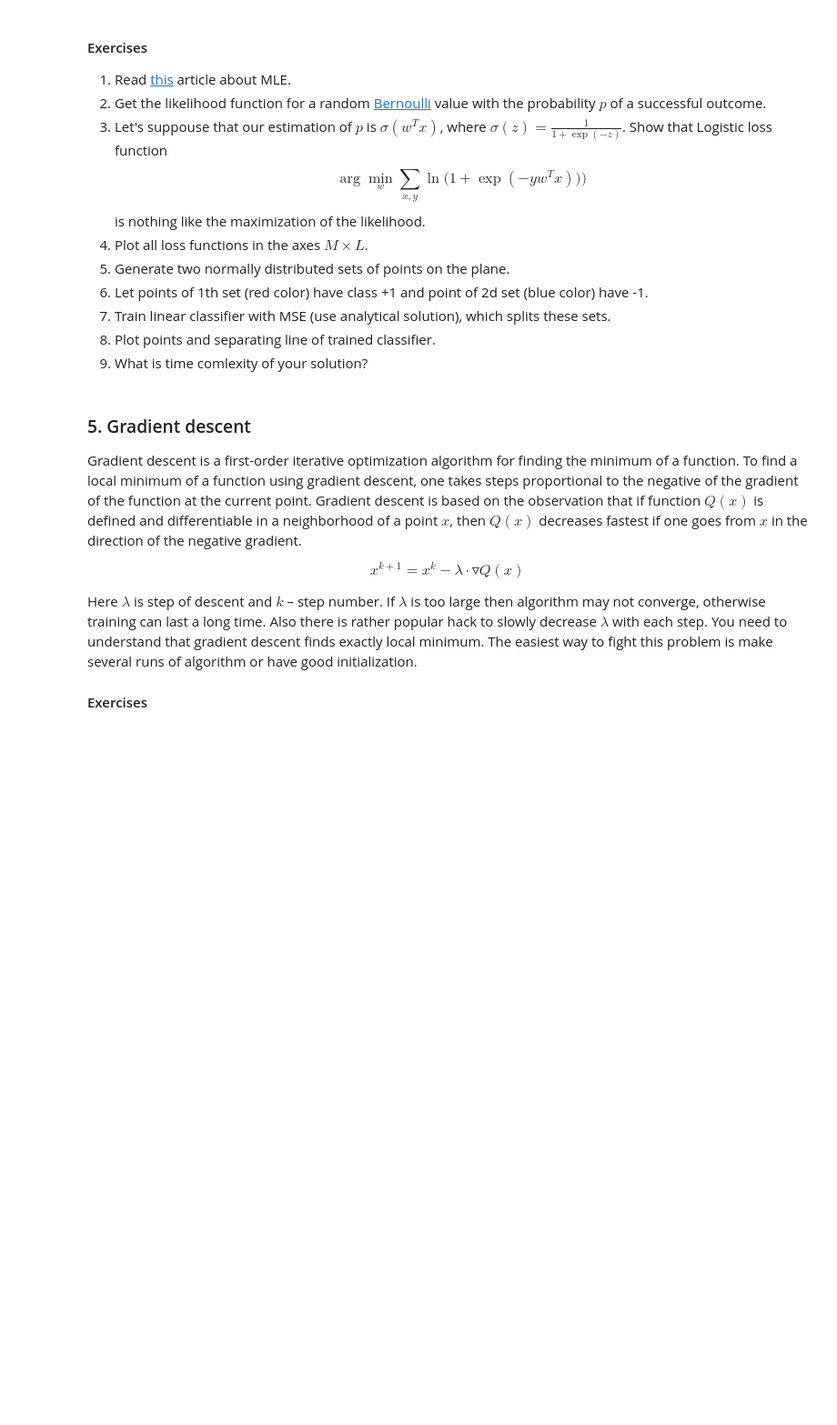
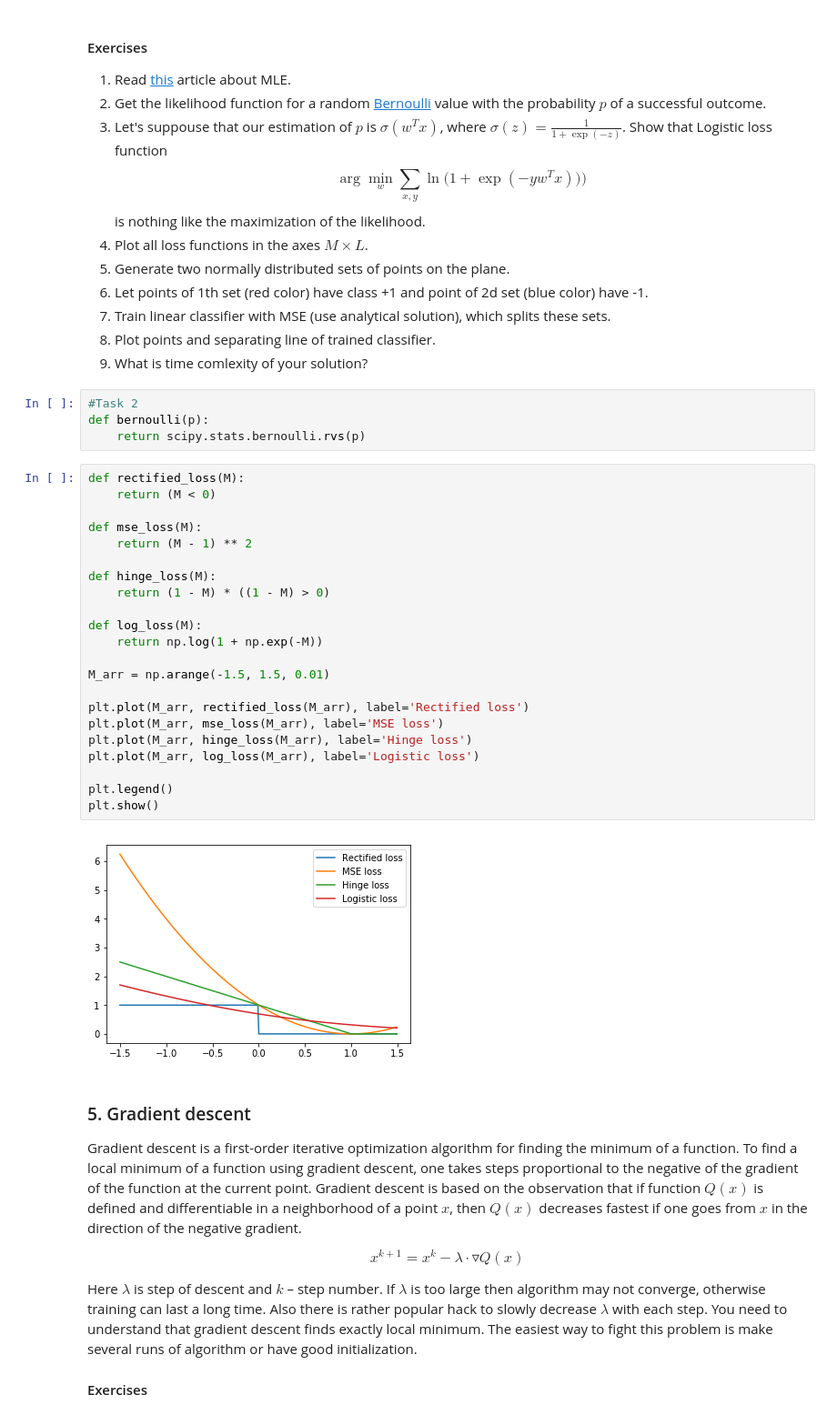
Before and after one commit to raccooncoder/Sonia, a Jupyter notebook: lab-1.ipynb, the cells around one changed output. Shown: that part at 91% size. Drawn from its saved outputs; the diff is of its cells as text; blank space fills up the shorter version.

```diff
--- a/lab-1.ipynb
+++ b/lab-1.ipynb
@@ -226,6 +205,34 @@ $$\ln \big( 1 + \exp(-yw^Tx) \big)$$
 7. Train linear classifier with MSE (use analytical solution), which splits these sets.
 8. Plot points and separating line of trained classifier.
 9. What is time comlexity of your solution?
+# %%
+#Task 2
+def bernoulli(p):
+    return scipy.stats.bernoulli.rvs(p)
+# %%
+def rectified_loss(M):
+    return (M < 0)
+
+def mse_loss(M):
+    return (M - 1) ** 2
+
+def hinge_loss(M):
+    return (1 - M) * ((1 - M) > 0)
+
+def log_loss(M):
+    return np.log(1 + np.exp(-M))
+
+M_arr = np.arange(-1.5, 1.5, 0.01)
+
+plt.plot(M_arr, rectified_loss(M_arr), label='Rectified loss')
+plt.plot(M_arr, mse_loss(M_arr), label='MSE loss')
+plt.plot(M_arr, hinge_loss(M_arr), label='Hinge loss')
+plt.plot(M_arr, log_loss(M_arr), label='Logistic loss')
+
+plt.legend()
+plt.show()
+# %% [output]
+[figure, added]
 # %% [markdown]
 ### 5. Gradient descent
 Gradient descent is a first-order iterative optimization algorithm for finding the minimum of a function. To find a local minimum of a function using gradient descent, one takes steps proportional to the negative of the gradient of the function at the current point. Gradient descent is based on the observation that if function $Q(x)$ is defined and differentiable in a neighborhood of a point $x$, then $Q(x)$ decreases fastest if one goes from $x$  in the direction of the negative gradient.
```
Also changed, not shown: parts of 6 cells of this notebook.
